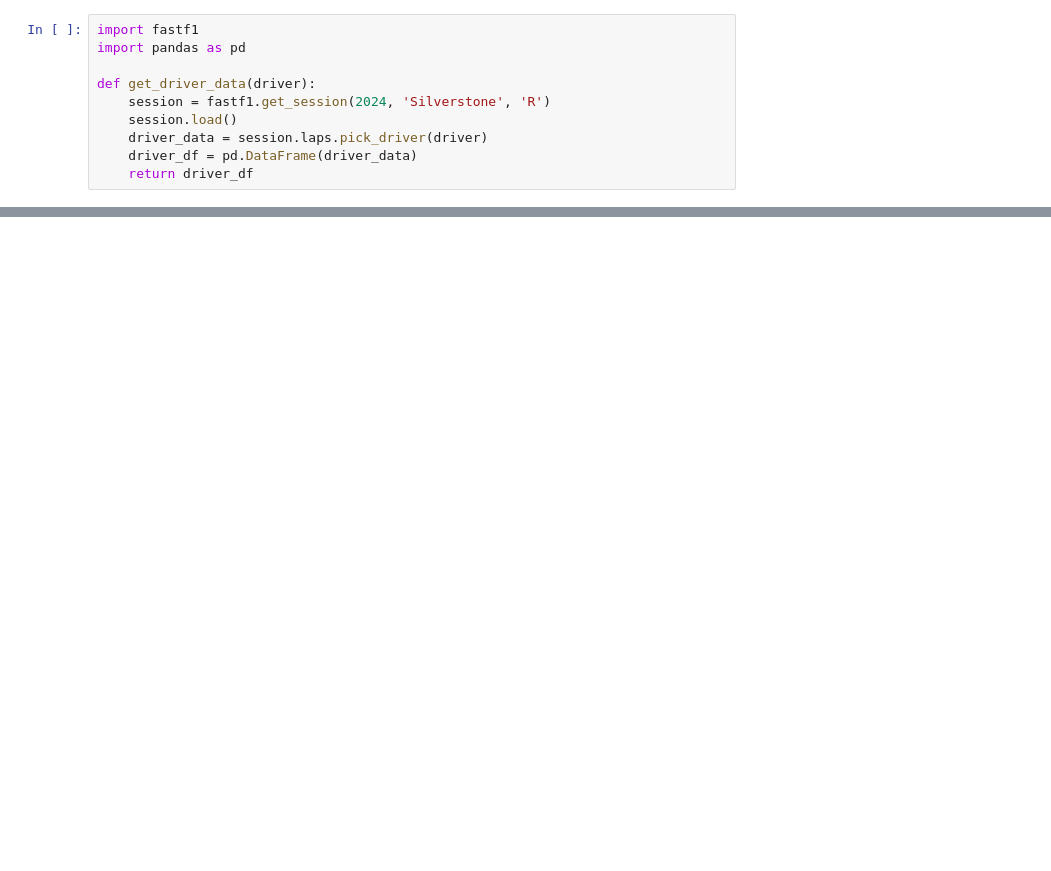
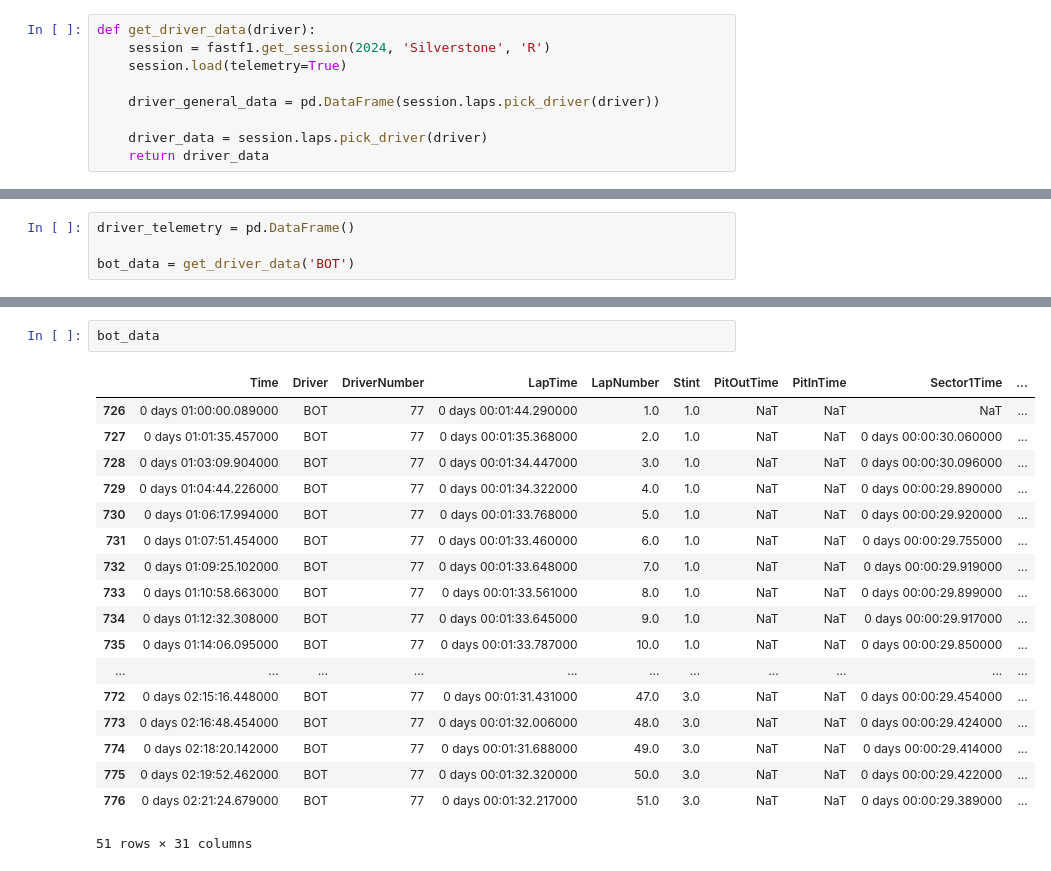
Before and after one commit to dimes130/f1_lap_by_lap, a Jupyter notebook: data.ipynb, the cells around one changed output, grey strips where cells are left out. Saved outputs shown, nothing was run; the diff lists cells and outputs as text; blank space fills up the shorter version.

Commit message:
single driver feature engineering & data cleaning finished

```diff
--- a/data.ipynb
+++ b/data.ipynb
@@ -1,13 +5,12 @@
 # %%
-import fastf1
-import pandas as pd
-
 def get_driver_data(driver):
     session = fastf1.get_session(2024, 'Silverstone', 'R')
-    session.load()
+    session.load(telemetry=True)
+
+    driver_general_data = pd.DataFrame(session.laps.pick_driver(driver))
+
     driver_data = session.laps.pick_driver(driver)
-    driver_df = pd.DataFrame(driver_data)
-    return driver_df
+    return driver_data
 # %%
 def adjust_laptimes(dataframe):
     dataframe["Laptime"] = dataframe["LapTime"].astype(int) * 1e-9  # Converts LapTime to seconds
@@ -77,0 +51,4 @@ Error:
+# %%
+driver_telemetry = pd.DataFrame()
+
+bot_data = get_driver_data('BOT')
@@ -77,0 +73,21 @@ Error:
+# %%
+bot_data
+# %% [output]
+|  | Time | Driver | DriverNumber | LapTime | LapNumber | Stint | PitOutTime | PitInTime | Sector1Time | ... |
+| 726 | 0 days 01:00:00.089000 | BOT | 77 | 0 days 00:01:44.290000 | 1.0 | 1.0 | NaT | NaT | NaT | ... |
+| 727 | 0 days 01:01:35.457000 | BOT | 77 | 0 days 00:01:35.368000 | 2.0 | 1.0 | NaT | NaT | 0 days 00:00:30.060000 | ... |
+| 728 | 0 days 01:03:09.904000 | BOT | 77 | 0 days 00:01:34.447000 | 3.0 | 1.0 | NaT | NaT | 0 days 00:00:30.096000 | ... |
+| 729 | 0 days 01:04:44.226000 | BOT | 77 | 0 days 00:01:34.322000 | 4.0 | 1.0 | NaT | NaT | 0 days 00:00:29.890000 | ... |
+| 730 | 0 days 01:06:17.994000 | BOT | 77 | 0 days 00:01:33.768000 | 5.0 | 1.0 | NaT | NaT | 0 days 00:00:29.920000 | ... |
+| 731 | 0 days 01:07:51.454000 | BOT | 77 | 0 days 00:01:33.460000 | 6.0 | 1.0 | NaT | NaT | 0 days 00:00:29.755000 | ... |
+| 732 | 0 days 01:09:25.102000 | BOT | 77 | 0 days 00:01:33.648000 | 7.0 | 1.0 | NaT | NaT | 0 days 00:00:29.919000 | ... |
+| 733 | 0 days 01:10:58.663000 | BOT | 77 | 0 days 00:01:33.561000 | 8.0 | 1.0 | NaT | NaT | 0 days 00:00:29.899000 | ... |
+| 734 | 0 days 01:12:32.308000 | BOT | 77 | 0 days 00:01:33.645000 | 9.0 | 1.0 | NaT | NaT | 0 days 00:00:29.917000 | ... |
+| 735 | 0 days 01:14:06.095000 | BOT | 77 | 0 days 00:01:33.787000 | 10.0 | 1.0 | NaT | NaT | 0 days 00:00:29.850000 | ... |
+| ... | ... | ... | ... | ... | ... | ... | ... | ... | ... | ... |
+| 772 | 0 days 02:15:16.448000 | BOT | 77 | 0 days 00:01:31.431000 | 47.0 | 3.0 | NaT | NaT | 0 days 00:00:29.454000 | ... |
+| 773 | 0 days 02:16:48.454000 | BOT | 77 | 0 days 00:01:32.006000 | 48.0 | 3.0 | NaT | NaT | 0 days 00:00:29.424000 | ... |
+| 774 | 0 days 02:18:20.142000 | BOT | 77 | 0 days 00:01:31.688000 | 49.0 | 3.0 | NaT | NaT | 0 days 00:00:29.414000 | ... |
+| 775 | 0 days 02:19:52.462000 | BOT | 77 | 0 days 00:01:32.320000 | 50.0 | 3.0 | NaT | NaT | 0 days 00:00:29.422000 | ... |
+| 776 | 0 days 02:21:24.679000 | BOT | 77 | 0 days 00:01:32.217000 | 51.0 | 3.0 | NaT | NaT | 0 days 00:00:29.389000 | ... |
+51 rows × 31 columns
```
Also changed, not shown: parts of 22 cells of this notebook.
